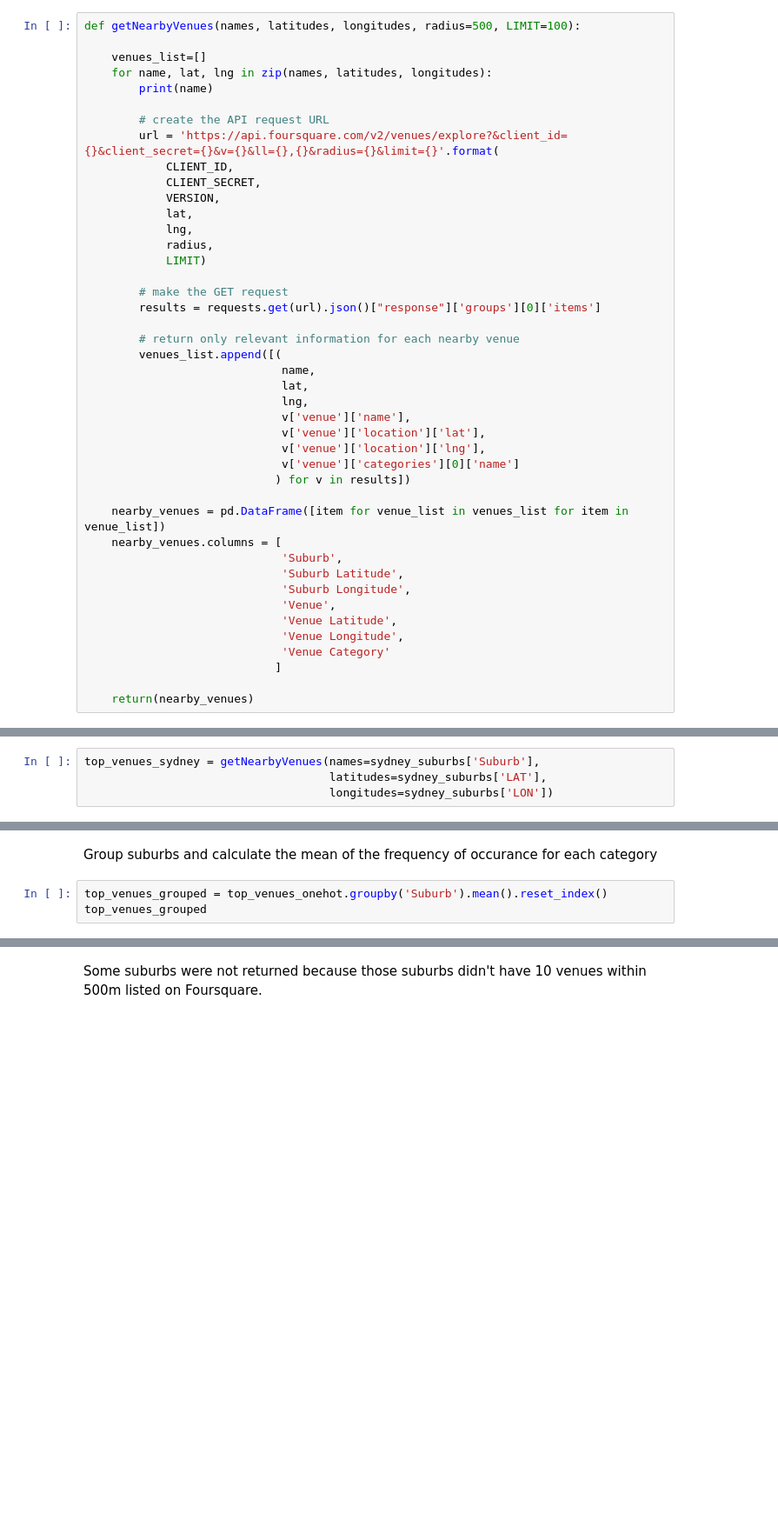
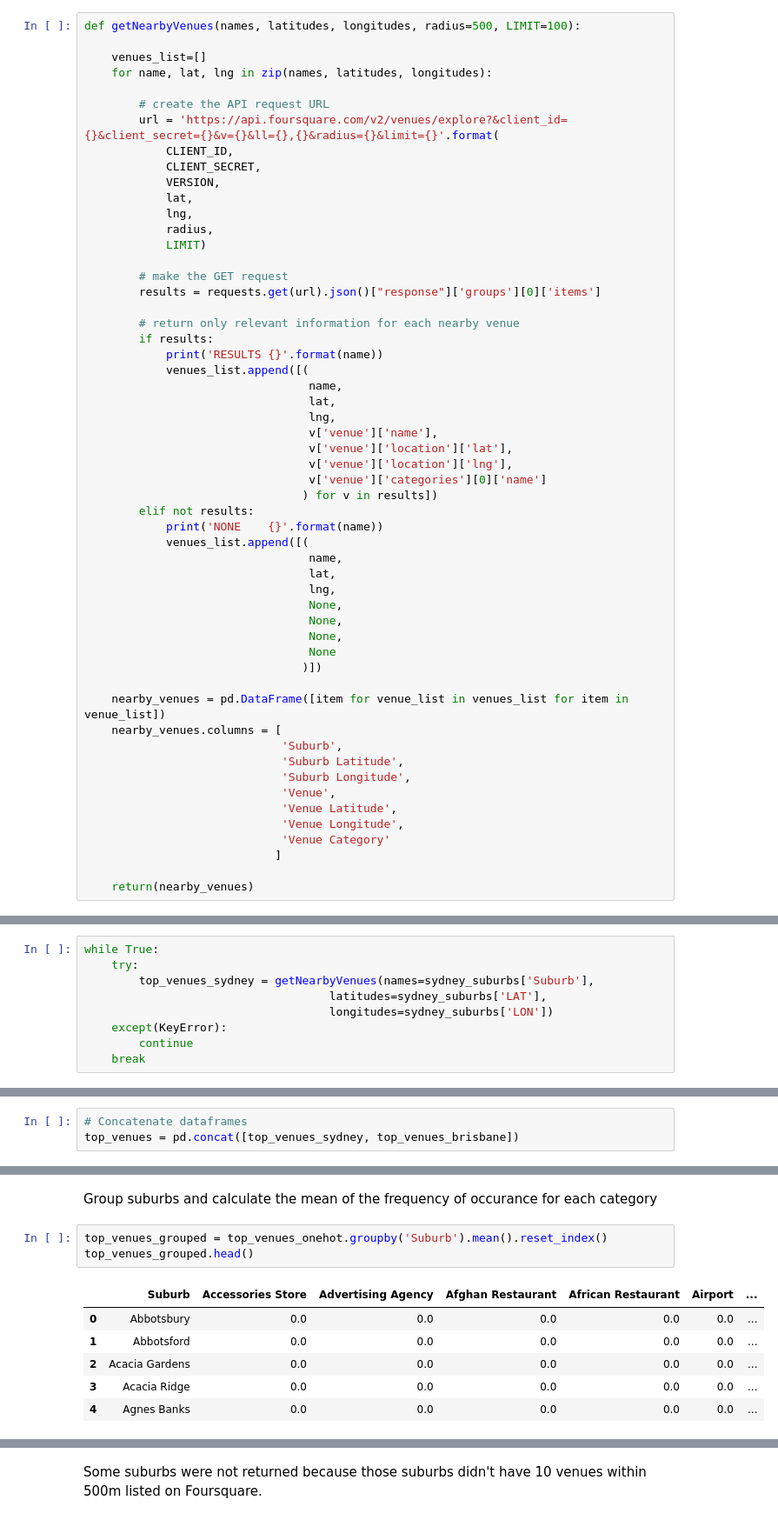
Before and after one commit to jasontran600/IBM_data_science_captstone_project, a Jupyter notebook: Melbourne_Sydney_Tasmania_migration_project/data_scraping_suburbs.ipynb, the cells around one changed output, grey strips where cells are left out. Shown at 87% size. Cells and saved outputs as stored; diff of their text form; blank space fills up the shorter version.

Commit message:
removed duplicates in suburb dataframe and included none results in top venues dataframe

```diff
--- a/Melbourne_Sydney_Tasmania_migration_project/data_scraping_suburbs.ipynb
+++ b/Melbourne_Sydney_Tasmania_migration_project/data_scraping_suburbs.ipynb
@@ -1022,7 +1040,6 @@ def getNearbyVenues(names, latitudes, longitudes, radius=500, LIMIT=100):
 
     venues_list=[]
     for name, lat, lng in zip(names, latitudes, longitudes):
-        print(name)
 
         # create the API request URL
         url = 'https://api.foursquare.com/v2/venues/explore?&client_id={}&client_secret={}&v={}&ll={},{}&radius={}&limit={}'.format(
@@ -1038,15 +1055,28 @@ def getNearbyVenues(names, latitudes, longitudes, radius=500, LIMIT=100):
         results = requests.get(url).json()["response"]['groups'][0]['items']
 
         # return only relevant information for each nearby venue
-        venues_list.append([(
-                             name,
-                             lat,
-                             lng,
-                             v['venue']['name'],
-                             v['venue']['location']['lat'],
-                             v['venue']['location']['lng'],
-                             v['venue']['categories'][0]['name']
-                            ) for v in results])
+        if results:
+            print('RESULTS {}'.format(name))
+            venues_list.append([(
+                                 name,
+                                 lat,
+                                 lng,
+                                 v['venue']['name'],
+                                 v['venue']['location']['lat'],
+                                 v['venue']['location']['lng'],
+                                 v['venue']['categories'][0]['name']
+                                ) for v in results])
+        elif not results:
+            print('NONE    {}'.format(name))
+            venues_list.append([(
+                                 name,
+                                 lat,
+                                 lng,
+                                 None,
+                                 None,
+                                 None,
+                                 None
+                                )])
 
     nearby_venues = pd.DataFrame([item for venue_list in venues_list for item in venue_list])
     nearby_venues.columns = [
@@ -1063,7 +1093,12 @@ def getNearbyVenues(names, latitudes, longitudes, radius=500, LIMIT=100):
 # %% [markdown]
 Here, I use the function to create a new dataframe that includes the venues.
 # %%
-top_venues_sydney = getNearbyVenues(names=sydney_suburbs['Suburb'],
+while True:
+    try:
+        top_venues_sydney = getNearbyVenues(names=sydney_suburbs['Suburb'],
                                     latitudes=sydney_suburbs['LAT'],
                                     longitudes=sydney_suburbs['LON'])
+    except(KeyError):
+        continue
+    break
 # %% [output]
@@ -1133,3 +1176,6 @@ Here our aim is to show which suburbs in Brisbane are the most similar to a sele
+# %%
+# Concatenate dataframes
+top_venues = pd.concat([top_venues_sydney, top_venues_brisbane])
 # %%
 # one hot encoding
 top_venues_onehot = pd.get_dummies(top_venues[['Venue Category']], prefix="", prefix_sep="")
@@ -1150,4 +1200,11 @@ top_venues_onehot.shape
 Group suburbs and calculate the mean of the frequency of occurance for each category
 # %%
 top_venues_grouped = top_venues_onehot.groupby('Suburb').mean().reset_index()
-top_venues_grouped
+top_venues_grouped.head()
+# %% [output]
+|  | Suburb | Accessories Store | Advertising Agency | Afghan Restaurant | African Restaurant | Airport | ... |
+| 0 | Abbotsbury | 0.0 | 0.0 | 0.0 | 0.0 | 0.0 | ... |
+| 1 | Abbotsford | 0.0 | 0.0 | 0.0 | 0.0 | 0.0 | ... |
+| 2 | Acacia Gardens | 0.0 | 0.0 | 0.0 | 0.0 | 0.0 | ... |
+| 3 | Acacia Ridge | 0.0 | 0.0 | 0.0 | 0.0 | 0.0 | ... |
+| 4 | Agnes Banks | 0.0 | 0.0 | 0.0 | 0.0 | 0.0 | ... |
```
Also changed, not shown: parts of 27 cells of this notebook.
